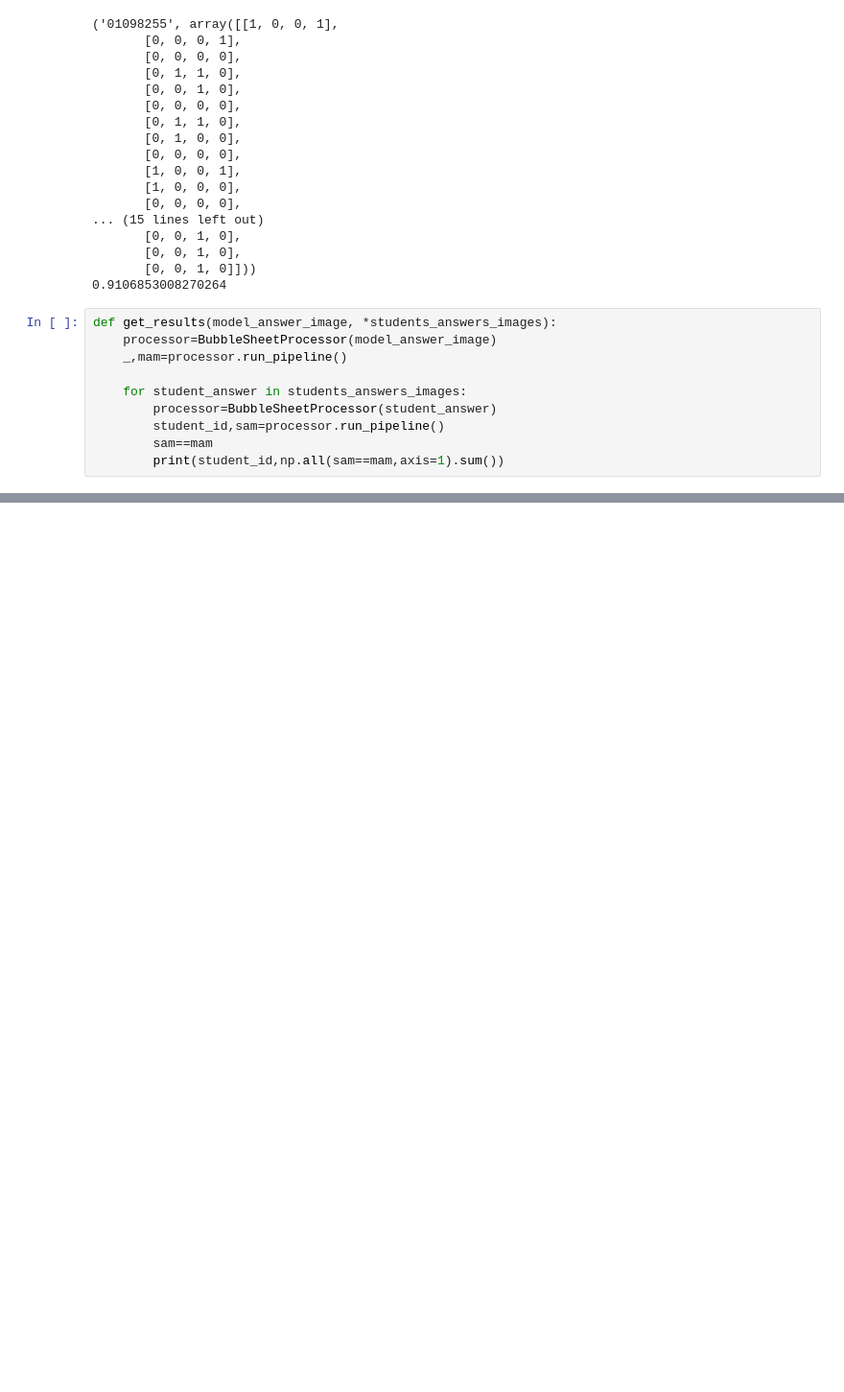
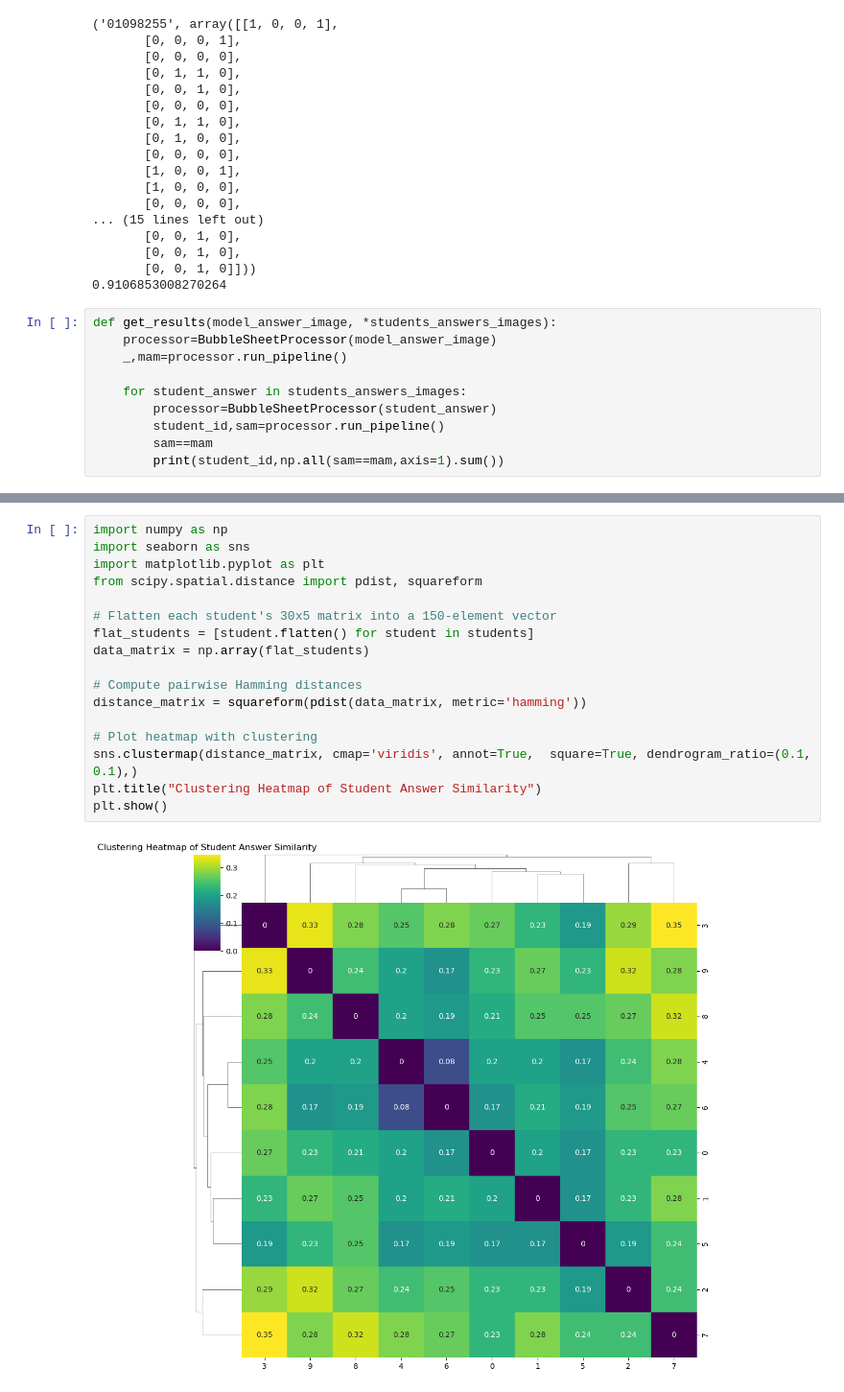
Before and after one commit to mgama1/Edvanced, a Jupyter notebook: Edvanced.ipynb, the cells around one changed output, grey strips where cells are left out. Shown at 96% size. Saved outputs shown, nothing was run; the diff lists cells and outputs as text; blank space fills up the shorter version.

```diff
--- a/Edvanced.ipynb
+++ b/Edvanced.ipynb
@@ -385,0 +347,19 @@ m=np.array([[1, 0, 0, 0, 0],
+# %%
+import numpy as np
+import seaborn as sns
+import matplotlib.pyplot as plt
+from scipy.spatial.distance import pdist, squareform
+
+# Flatten each student's 30x5 matrix into a 150-element vector
+flat_students = [student.flatten() for student in students]
+data_matrix = np.array(flat_students)
+
+# Compute pairwise Hamming distances
+distance_matrix = squareform(pdist(data_matrix, metric='hamming'))
+
+# Plot heatmap with clustering
+sns.clustermap(distance_matrix, cmap='viridis', annot=True,  square=True, dendrogram_ratio=(0.1, 0.1),)
+plt.title("Clustering Heatmap of Student Answer Similarity")
+plt.show()
+# %% [output]
+[figure, added]
```
Also changed, not shown: parts of 9 cells of this notebook.
